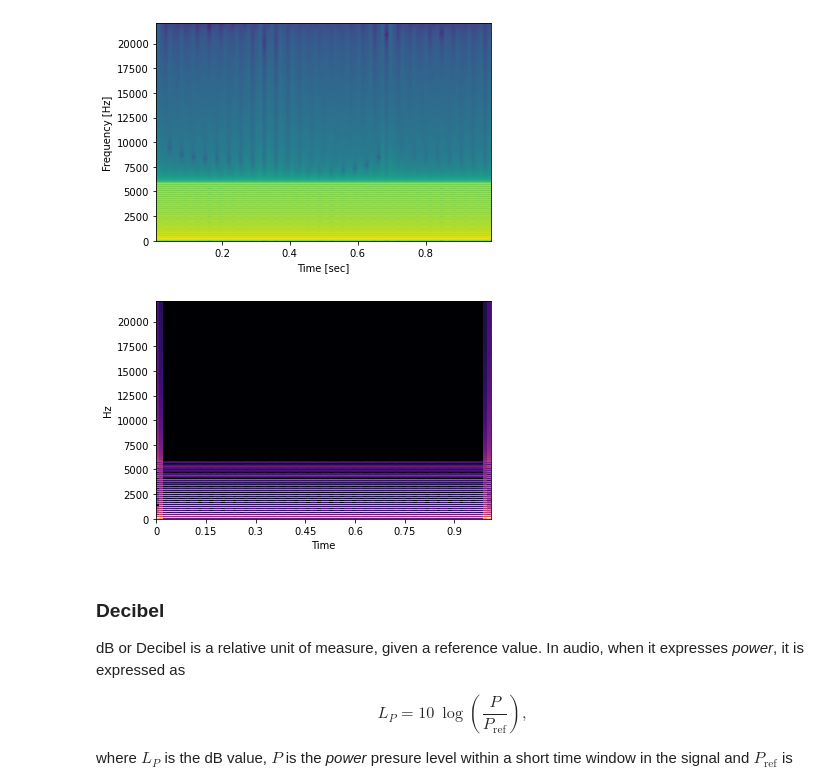
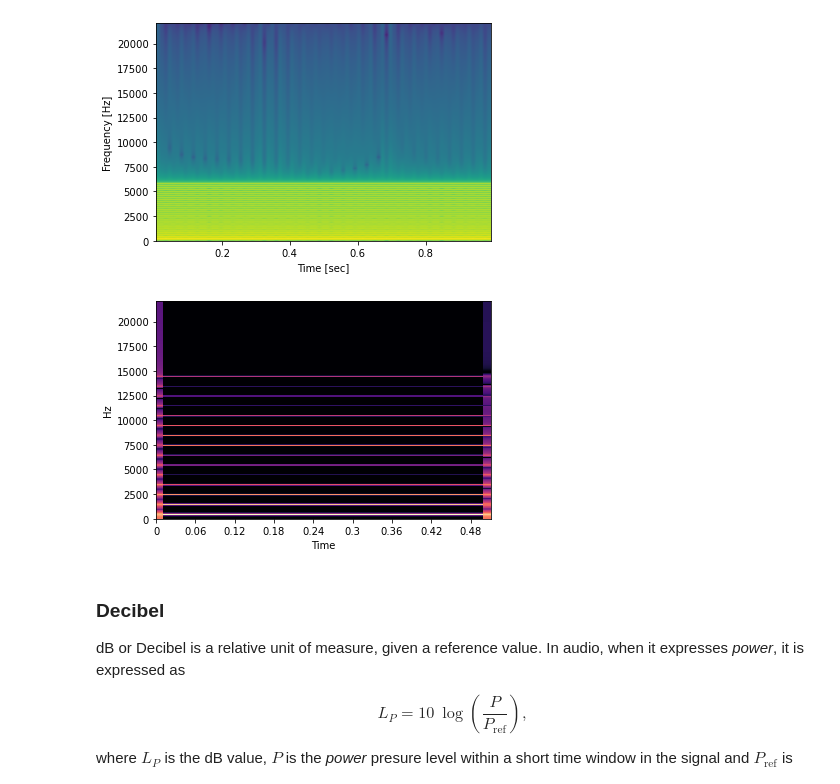
Before and after one commit to maximoskp/MSc_LangTech_NKUA_DSP, a Jupyter notebook: 2_fft_filters_db.ipynb, the cells around one changed output. Drawn from its saved outputs; the diff is of its cells as text; code cells hidden in the pictures.

```diff
--- a/2_fft_filters_db.ipynb
+++ b/2_fft_filters_db.ipynb
@@ -43,7 +43,7 @@ Discrete Fourier Transform implementations (as the np.fft.fft(x) employed in thi
 import sounddevice as sd
 fs = 44100
 t = np.arange( fs )/fs
-f1 = 200
+f1 = 500
 a1 = 0.5
 x = a1*np.sin( 2*np.pi*f1*t )
 for i in range(3, 30, 2):
@@ -53,9 +53,14 @@ for i in range(3, 30, 2):
 sd.play( x , 44100 )
 y = np.fft.fft( x[:1024] )
 mag = np.sqrt( np.power( y.real , 2 ) + np.power( y.imag , 2 ) )
-plt.subplot(211)
+plt.subplot(411)
 plt.plot( np.arange( 1024 ) , x[:1024] )
-plt.subplot(212)
+plt.subplot(412)
+plt.plot( np.arange( y.size )/y.size*fs , y.real )
+plt.subplot(413)
+plt.plot( np.arange( y.size )/y.size*fs , y.imag[:y.size] )
+plt.subplot(414)
+# plt.plot( np.arange( y.size )/y.size*fs , mag[:y.size] )
 plt.plot( np.arange( y.size//2 )/y.size*fs , mag[:y.size//2] )
 plt.savefig('figs/fft.png', dpi=300)
 # Exercise: prepare a sawtooth and a square wave by modifying the above given implementation.
@@ -134,13 +142,13 @@ plt.savefig('figs/spec.png', dpi=300)
 # %%
 import librosa
 import librosa.display
 
-p = librosa.stft(x, n_fft=2048, hop_length=512)
+p = librosa.stft(x, n_fft=2048, hop_length=1024)
 d = librosa.amplitude_to_db( np.abs(p), ref=np.max )
 librosa.display.specshow(d, sr=fs, x_axis='time', y_axis='linear')
 plt.savefig('figs/spec_lbrs.png', dpi=300)
 # %% [output]
-[figure, old version]
+[figure, new version]
 # %% [markdown]
 ### Decibel
 dB or Decibel is a relative unit of measure, given a reference value. In audio, when it expresses *power*, it is expressed as
```
Also changed, not shown: parts of 11 cells of this notebook.
